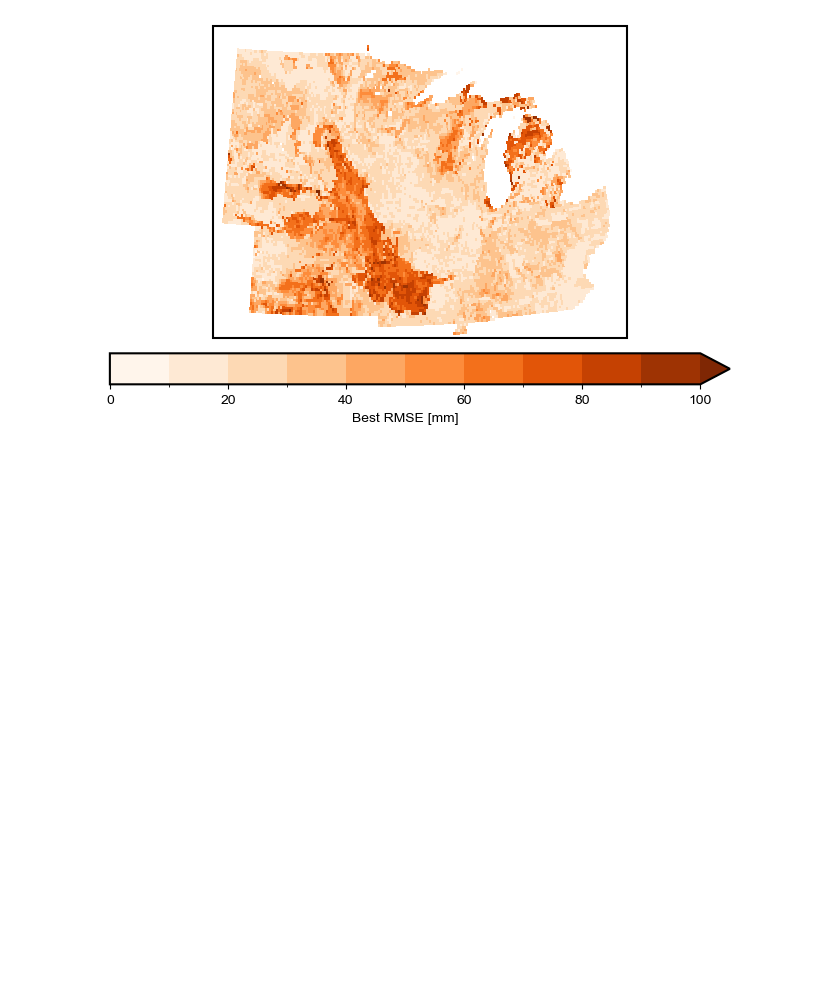
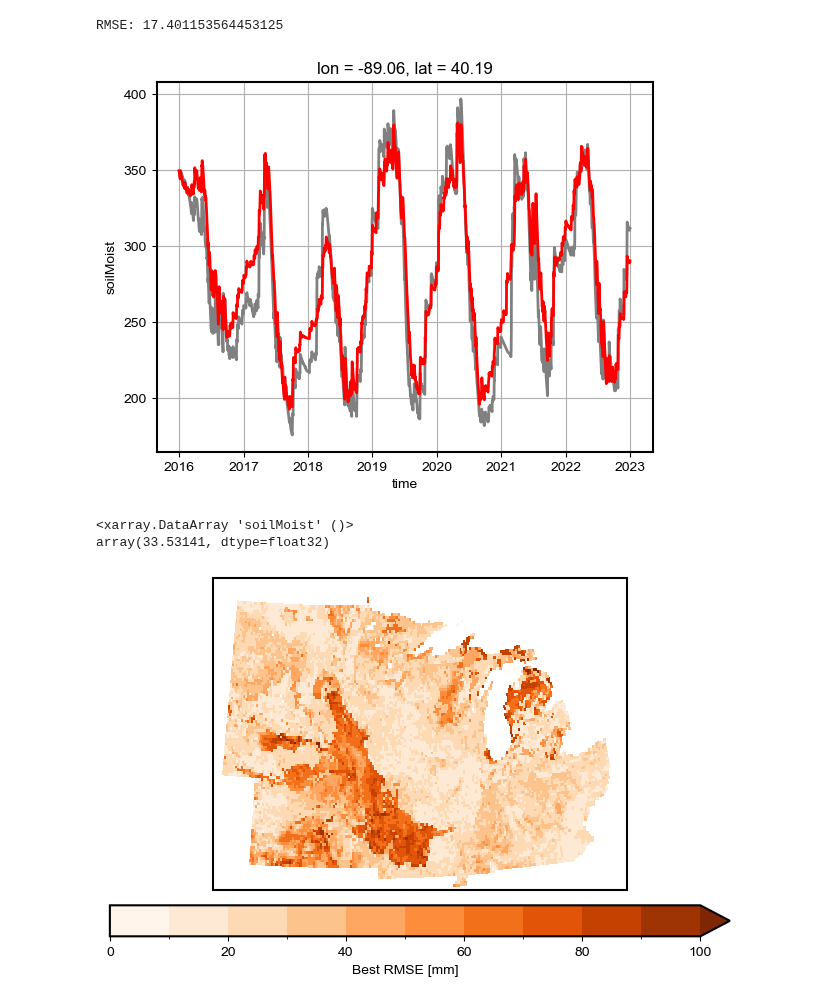
Before and after one commit to david0811/lafferty-etal-2024-tbd, a Jupyter notebook: code/02a_WBM_calibration.ipynb, the cells around one changed output. Saved outputs shown, nothing was run; the diff lists cells and outputs as text; code cells hidden in the pictures; blank space fills up the shorter version.

```diff
--- a/code/02a_WBM_calibration.ipynb
+++ b/code/02a_WBM_calibration.ipynb
@@ -617,0 +459,5 @@ ds_obs = xr.Dataset(
+# %%
+ys, x_forcing_nt, x_forcing_nyrs, x_maps = read_inputs('centralUS', 'VIC', False)
+# %%
+# vmap spatial prediction
+spatial_vmap = jax.jit(jax.vmap(make_prediction, in_axes=(None, None, 0, 0, 0), out_axes=0))
@@ -618,3 +476,24 @@ ds_obs = xr.Dataset(
+# %%
+######### CENTRAL US ONLY!
+
+# Construct xr
+lons = np.arange(-103.938, -80.5629999, 0.125)
+lats = np.arange(36.063, 49.313001, 0.125)
+nt = out.shape[1]
+
+ds_sim = xr.Dataset(
+    data_vars=dict(soilMoist=(["time", "lat", "lon"], np.transpose(out.reshape(len(lons), len(lats), nt), (2,1,0)))),
+    coords=dict(
+        lon=lons,
+        lat=lats,
+        time=pd.date_range(start='01/01/2016', end='12/31/2022', periods=nt)))
+
+ds_obs = xr.Dataset(
+    data_vars=dict(soilMoist=(["time", "lat", "lon"], np.transpose(ys.reshape(len(lons), len(lats), nt), (2,1,0)))),
+    coords=dict(
+        lon=lons,
+        lat=lats,
+        time=pd.date_range(start='01/01/2016', end='12/31/2022', periods=nt)))
 # %%
 import matplotlib.pyplot as plt
 from matplotlib.lines import Line2D
@@ -650,3 +529,28 @@ RMSE: 17.282899856567383
+# %%
+lat1, lon1 = 40.2,-89.1
+# lat1, lon1 = 41.93255367319802, -95.74224906197333
+
+fig, ax = plt.subplots()
+
+ds_sim.soilMoist.sel(lat=lat1, lon=lon1, method='nearest').plot(lw=2, color='gray')
+ds_obs.soilMoist.sel(lat=lat1, lon=lon1, method='nearest').plot(lw=2, color='red')
+
+diff = ds_sim.soilMoist.sel(lat=lat1, lon=lon1, method='nearest') - ds_obs.soilMoist.sel(lat=lat1, lon=lon1, method='nearest')
+rmse = np.sqrt((diff**2).mean(dim='time')).values
+
+print(f"RMSE: {rmse}")
+
+ax.grid()
+
+plt.show()
+# %% [output]
+RMSE: 17.401153564453125
+[figure, added]
+# %%
+ds_rmse.mean()
+# %% [output]
+<xarray.DataArray 'soilMoist' ()>
+array(33.53141, dtype=float32)
 # %%
 fig, ax = plt.subplots(1, 1, figsize=(8, 5),
                         subplot_kw=dict(projection=ccrs.LambertConformal()))
```
Also changed, not shown: parts of 40 cells of this notebook, 1 other file.
